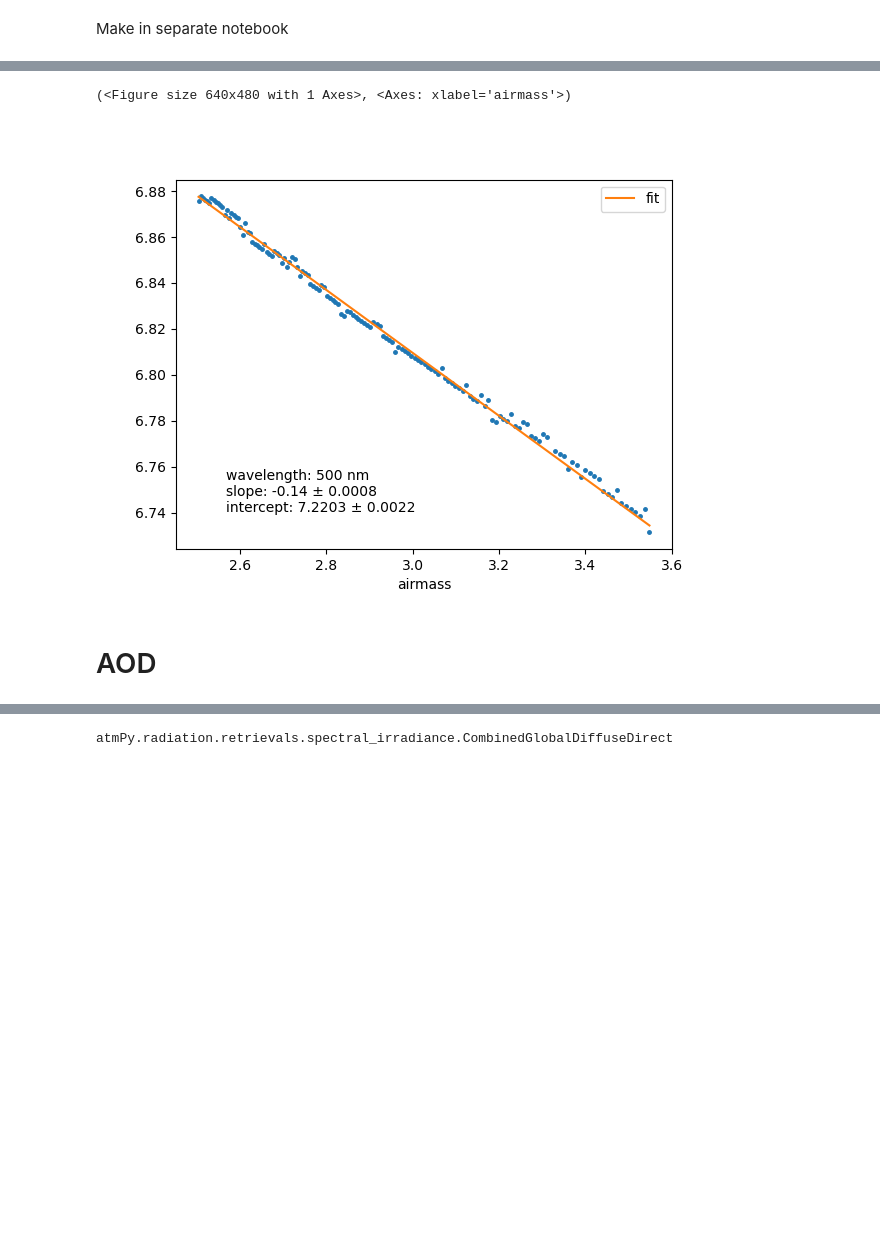
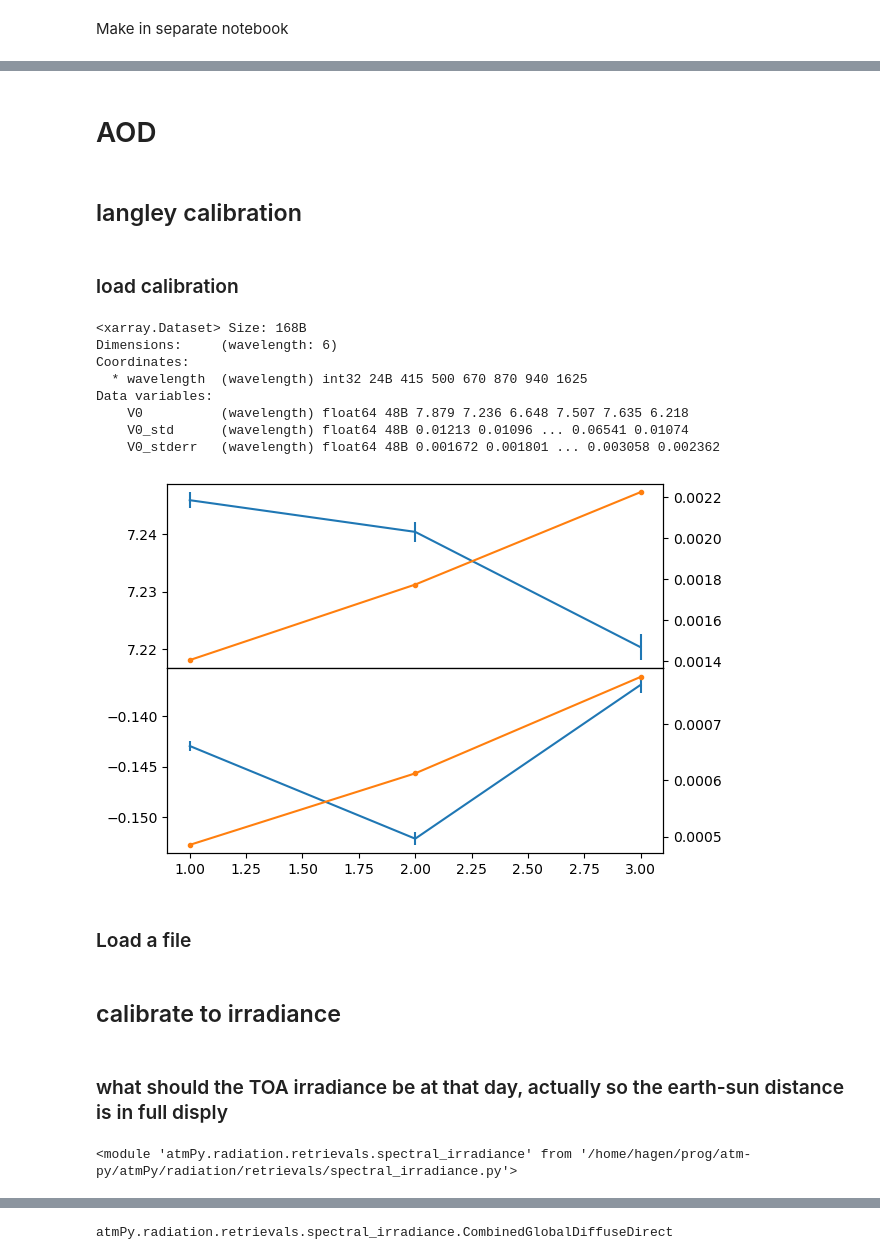
Before and after one commit to HagenTelg/cmpaign_2025_PMOD, a Jupyter notebook: first_try.ipynb, the cells around one changed output, grey strips where cells are left out. Saved outputs shown, nothing was run; the diff lists cells and outputs as text; code cells hidden in the pictures; blank space fills up the shorter version.

```diff
--- a/first_try.ipynb
+++ b/first_try.ipynb
@@ -268,7 +36,6 @@ skewness: 0.0412         skewscale:3.3706
-# %%
-langc.plot(wavelength=500,show_pre_clean=False)
-# %% [output]
-(<Figure size 640x480 with 1 Axes>, <Axes: xlabel='airmass'>)
-[figure, removed]
 # %% [markdown]
 # AOD
+# %% [markdown]
+## langley calibration
+# %% [markdown]
+### load calibration
@@ -275,2 +44,23 @@ langc.plot(wavelength=500,show_pre_clean=False)
+# %%
+p2fld = pl.Path('/nfs/grad/Inst/MFR/Campaign/frc/2025/mfrsr/648.langleys/v0.1/')
+lt = atmlc.open_langleys(p2fld)
+lt.plot_ranked(wl = 500)
+lt.V0_simple
+# %% [output]
+<xarray.Dataset> Size: 168B
+Dimensions:     (wavelength: 6)
+Coordinates:
+  * wavelength  (wavelength) int32 24B 415 500 670 870 940 1625
+Data variables:
+    V0          (wavelength) float64 48B 7.879 7.236 6.648 7.507 7.635 6.218
+    V0_std      (wavelength) float64 48B 0.01213 0.01096 ... 0.06541 0.01074
+    V0_stderr   (wavelength) float64 48B 0.001672 0.001801 ... 0.003058 0.002362
+[figure, added]
+# %% [markdown]
+### Load a file
+# %% [markdown]
+## calibrate to irradiance
+# %% [markdown]
+### what should the TOA irradiance be at that day, actually so the earth-sun distance is in full disply
 # %%
 import atmPy.radiation.retrievals.spectral_irradiance as atmspec
@@ -276,0 +71,4 @@ import atmPy.radiation.retrievals.spectral_irradiance as atmspec
+# %%
+reload(atmspec)
+# %% [output]
+<module 'atmPy.radiation.retrievals.spectral_irradiance' from '/home/hagen/prog/atm-py/atmPy/radiation/retrievals/spectral_irradiance.py'>
```
Also changed, not shown: parts of 84 cells of this notebook, 2 other files.
